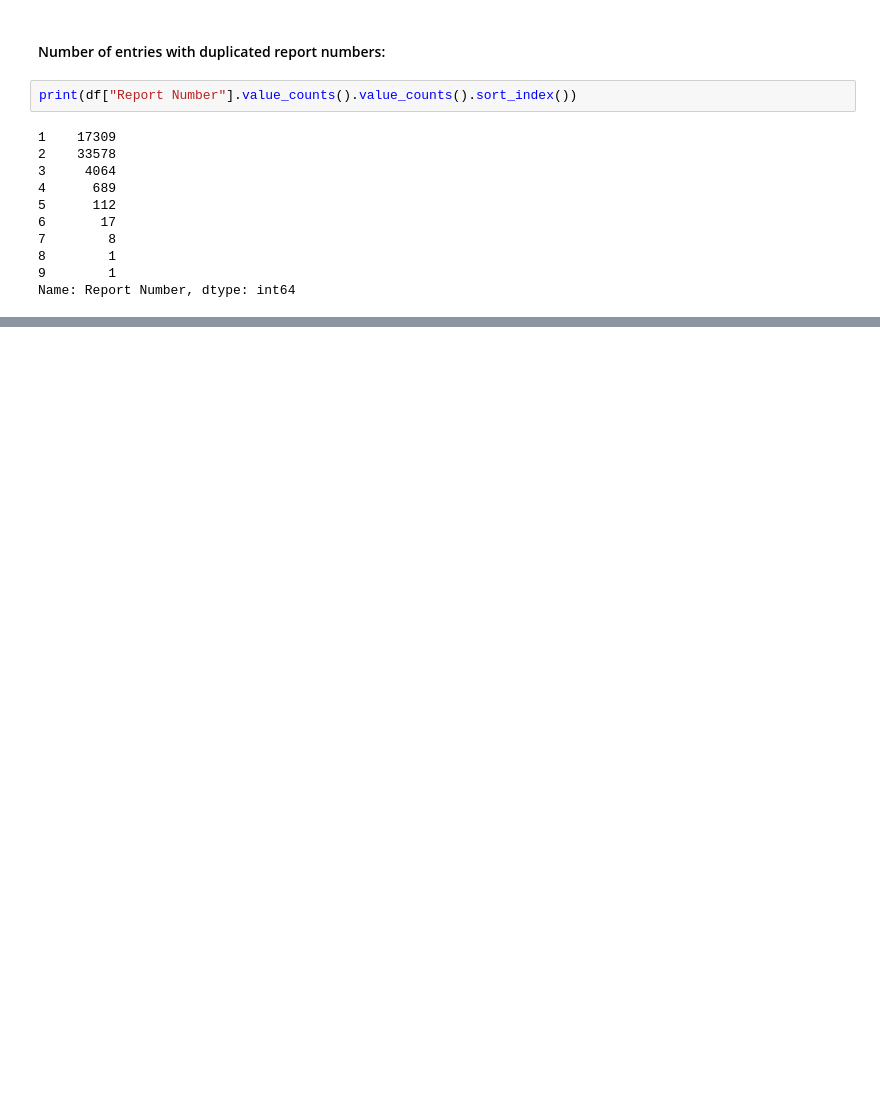
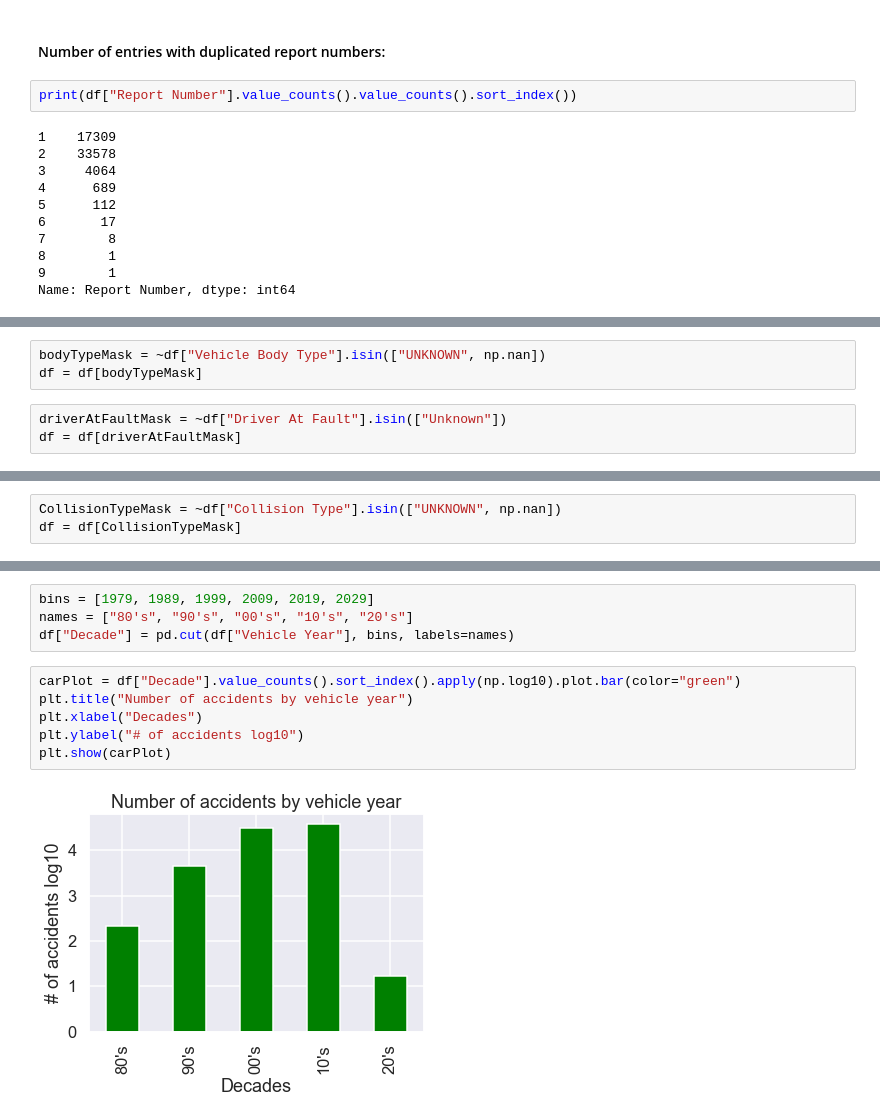
Before and after one commit to Certinax/cst383-data-science, a Jupyter notebook: Project1/Project1 - Crash Data Montgomery County, MD.ipynb, the cells around one changed output, grey strips where cells are left out. Drawn from its saved outputs; the diff is of its cells as text; blank space fills up the shorter version.

```diff
--- a/Project1/Project1 - Crash Data Montgomery County, MD.ipynb
+++ b/Project1/Project1 - Crash Data Montgomery County, MD.ipynb
@@ -197,0 +226,6 @@ With further investigation of the data, we can see that there are different *Veh
+# %%
+bodyTypeMask = ~df["Vehicle Body Type"].isin(["UNKNOWN", np.nan])
+df = df[bodyTypeMask]
+# %%
+driverAtFaultMask = ~df["Driver At Fault"].isin(["Unknown"])
+df = df[driverAtFaultMask]
@@ -197,0 +236,3 @@ With further investigation of the data, we can see that there are different *Veh
+# %%
+CollisionTypeMask = ~df["Collision Type"].isin(["UNKNOWN", np.nan])
+df = df[CollisionTypeMask]
@@ -197,0 +255,12 @@ With further investigation of the data, we can see that there are different *Veh
+# %%
+bins = [1979, 1989, 1999, 2009, 2019, 2029]
+names = ["80's", "90's", "00's", "10's", "20's"]
+df["Decade"] = pd.cut(df["Vehicle Year"], bins, labels=names)
+# %%
+carPlot = df["Decade"].value_counts().sort_index().apply(np.log10).plot.bar(color="green")
+plt.title("Number of accidents by vehicle year")
+plt.xlabel("Decades")
+plt.ylabel("# of accidents log10")
+plt.show(carPlot)
+# %% [output]
+[figure, added]
```
Also changed, not shown: parts of 55 cells of this notebook, 12 other files.
